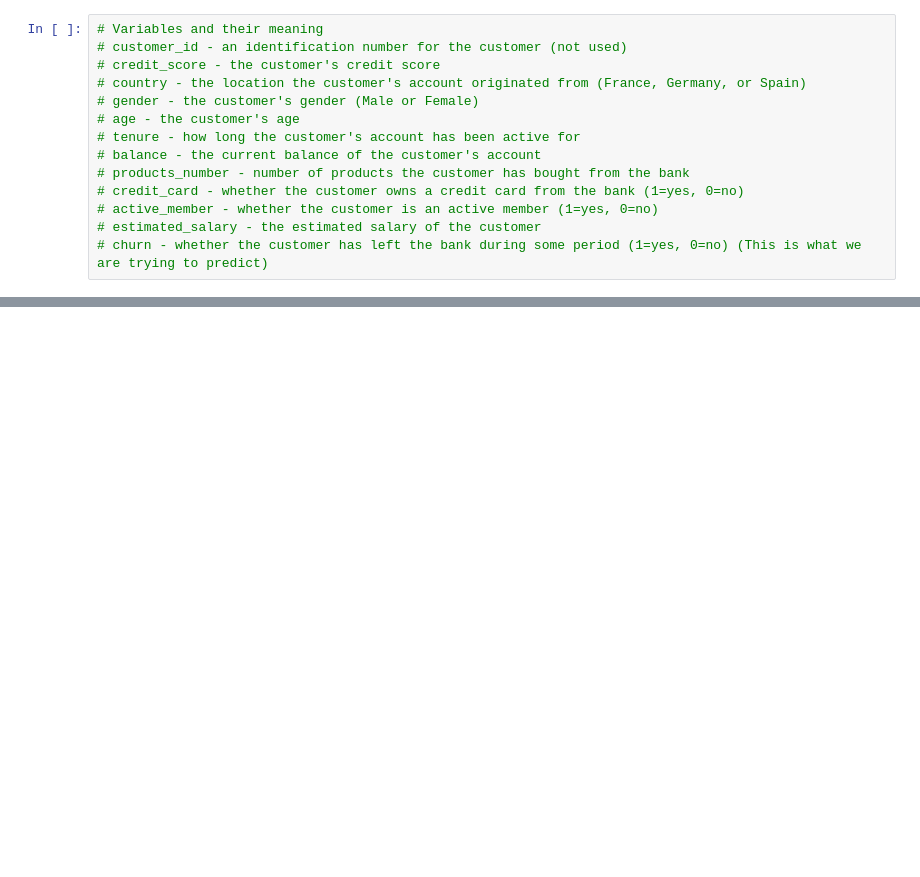
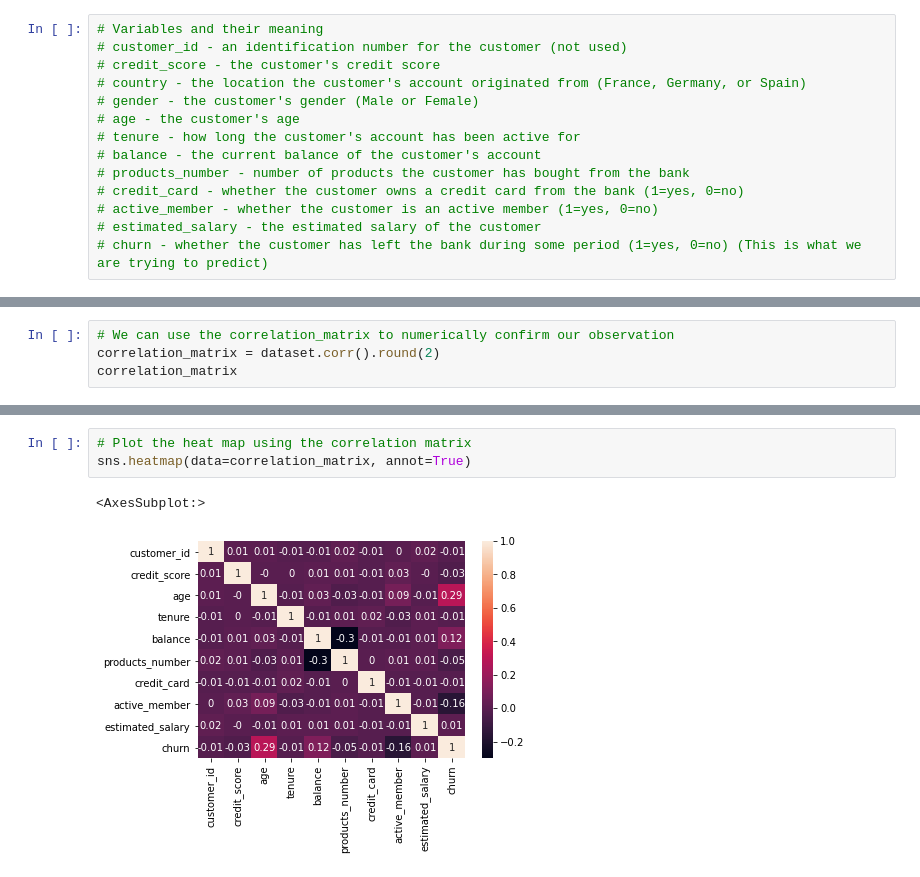
Before and after one commit to SBodapati11/Tree-Classification, a Jupyter notebook: Tree Classification.ipynb, the cells around one changed output, grey strips where cells are left out. Cells and saved outputs as stored; diff of their text form; blank space fills up the shorter version.

```diff
--- a/Tree Classification.ipynb
+++ b/Tree Classification.ipynb
@@ -64,0 +77,4 @@ dataset.head()
+# %%
+# We can use the correlation_matrix to numerically confirm our observation
+correlation_matrix = dataset.corr().round(2)
+correlation_matrix
@@ -64,0 +93,6 @@ dataset.head()
+# %%
+# Plot the heat map using the correlation matrix
+sns.heatmap(data=correlation_matrix, annot=True)
+# %% [output]
+<AxesSubplot:>
+[figure, added]
```
Also changed, not shown: parts of 17 cells of this notebook.
